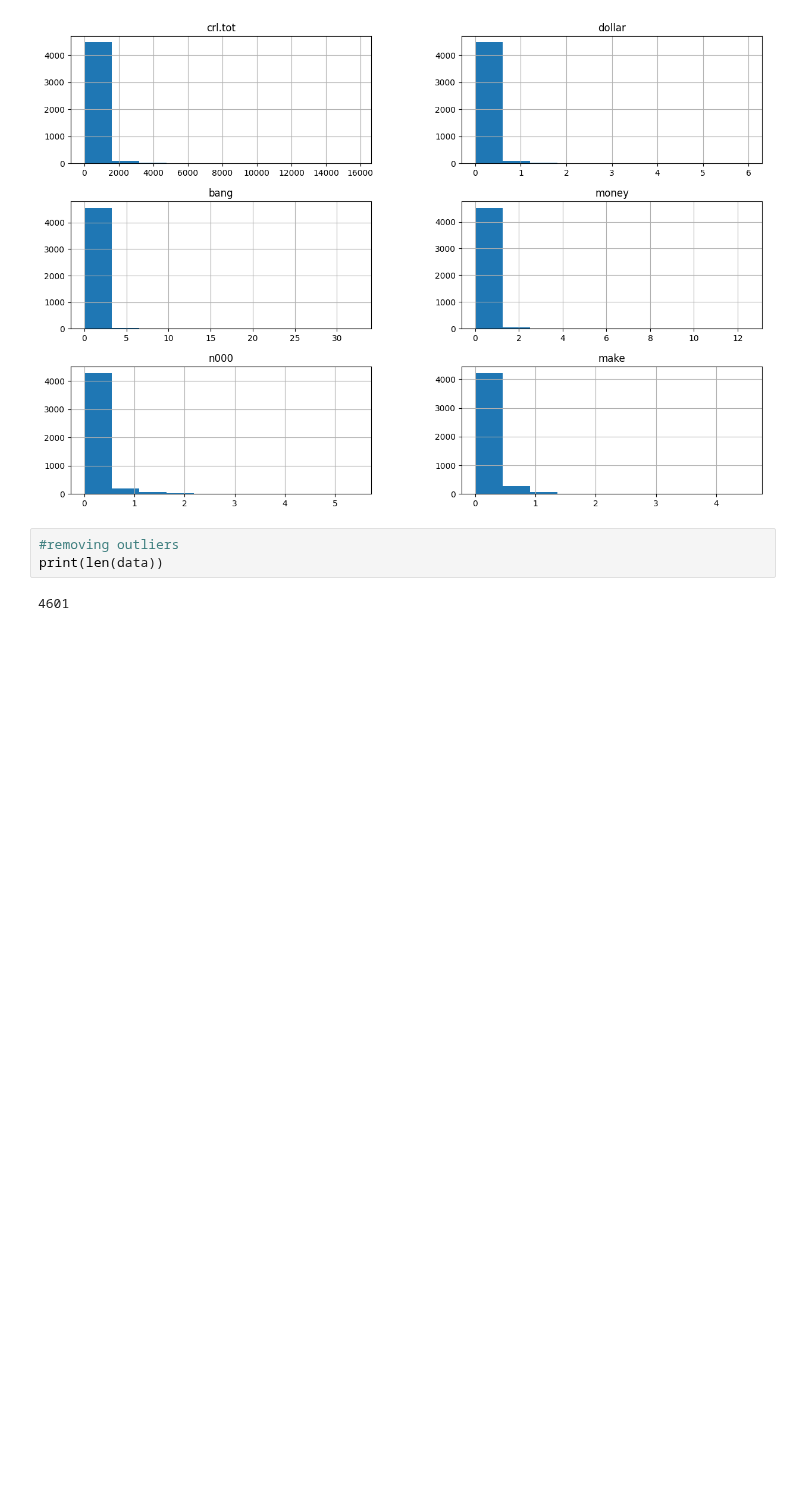
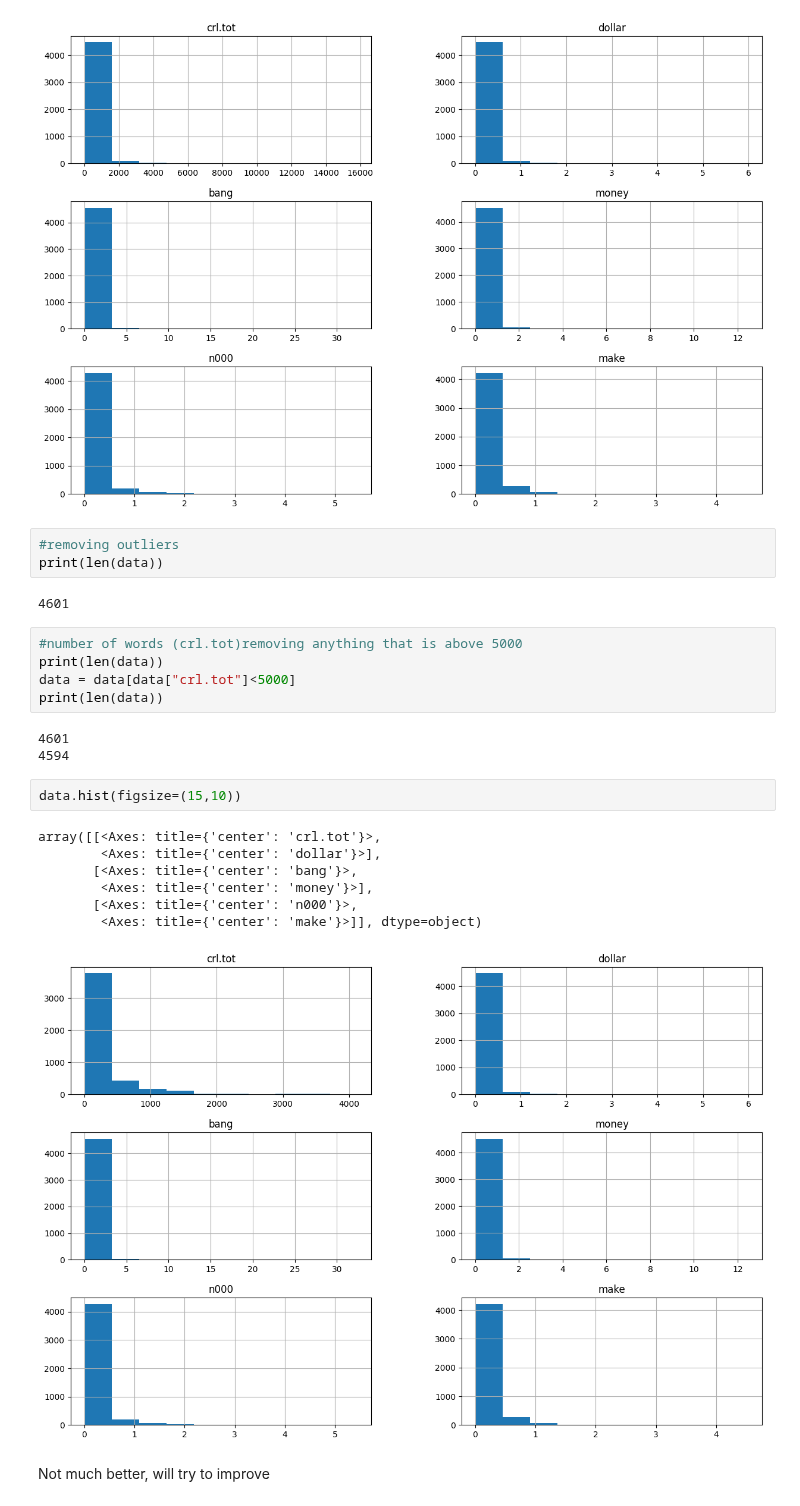
Before and after one commit to FarzanaAkhi/business-analysis-p1, a Jupyter notebook: notebooks/logistic_regression.ipynb, the cells around one changed output. Drawn from its saved outputs; the diff is of its cells as text; blank space fills up the shorter version.

```diff
--- a/notebooks/logistic_regression.ipynb
+++ b/notebooks/logistic_regression.ipynb
@@ -64,3 +64,23 @@ array([[<Axes: title={'center': 'crl.tot'}>,
 print(len(data))
 # %% [output]
 4601
+# %%
+#number of words (crl.tot)removing anything that is above 5000
+print(len(data))
+data = data[data["crl.tot"]<5000]
+print(len(data))
+# %% [output]
+4601
+4594
+# %%
+data.hist(figsize=(15,10))
+# %% [output]
+array([[<Axes: title={'center': 'crl.tot'}>,
+        <Axes: title={'center': 'dollar'}>],
+       [<Axes: title={'center': 'bang'}>,
+        <Axes: title={'center': 'money'}>],
+       [<Axes: title={'center': 'n000'}>,
+        <Axes: title={'center': 'make'}>]], dtype=object)
+[figure, added]
+# %% [markdown]
+Not much better, will try to improve
```
Also changed, not shown: parts of 2 cells of this notebook.
